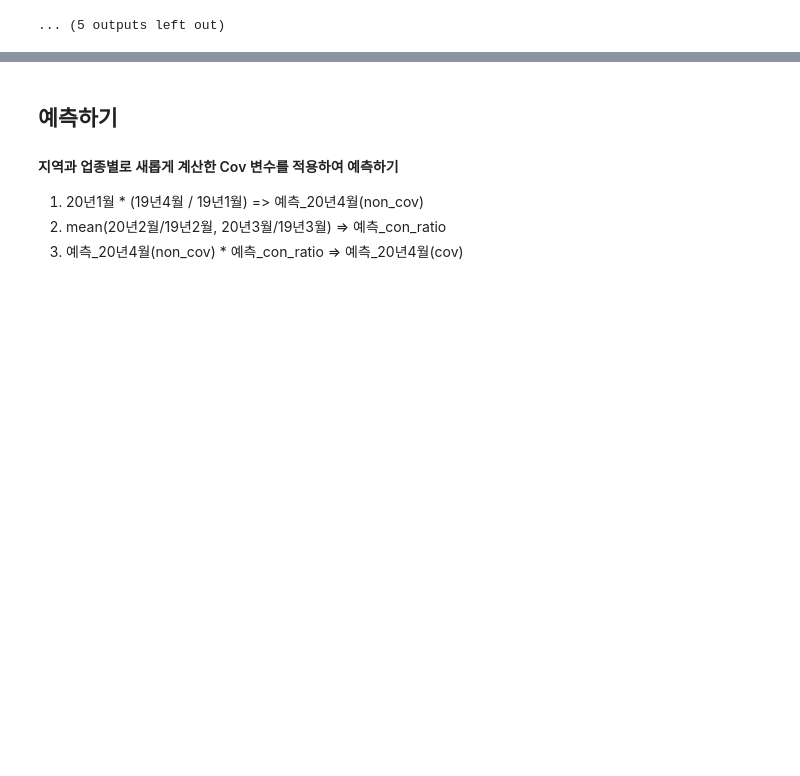
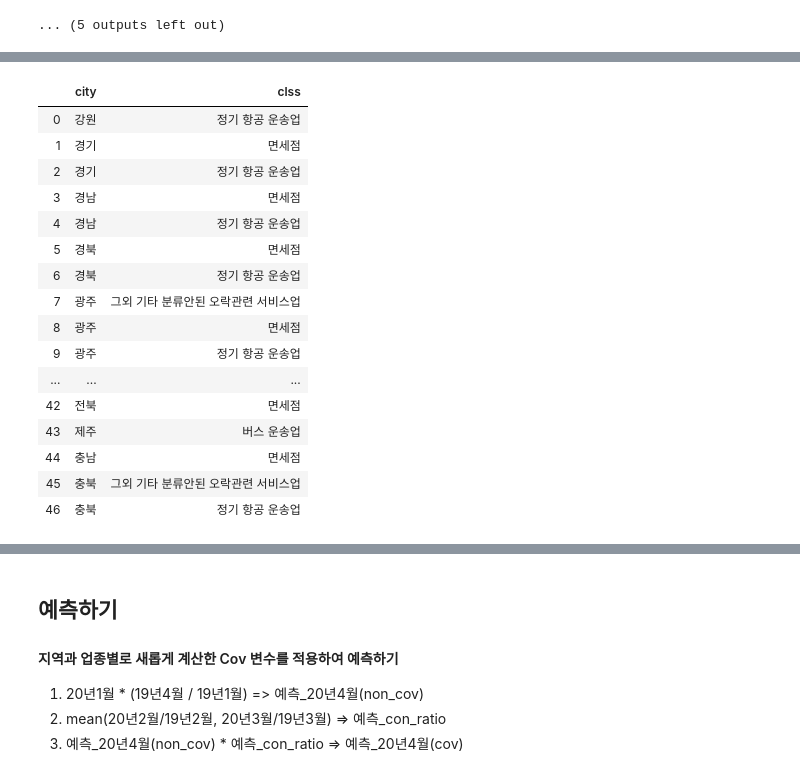
Before and after one commit to deagwon97/dacon-jeju-creditcard, a Jupyter notebook: jeju_creditcard_load_data.ipynb, the cells around one changed output, grey strips where cells are left out. Cells and saved outputs as stored; diff of their text form; code cells hidden in the pictures; blank space fills up the shorter version.

```diff
--- a/jeju_creditcard_load_data.ipynb
+++ b/jeju_creditcard_load_data.ipynb
@@ -665,0 +706,4 @@ for clss in df.CARD_SIDO_NM.unique():
+# %%
+group_index = group_data.reset_index().loc[:,['CARD_SIDO_NM','STD_CLSS_NM']]
+group_index['city_clss']= group_index['CARD_SIDO_NM'] + group_index['STD_CLSS_NM']
+group_index
@@ -665,0 +724,19 @@ for clss in df.CARD_SIDO_NM.unique():
+# %%
+city_clss = submission['CARD_SIDO_NM'] + submission['STD_CLSS_NM']
+a = city_clss.to_list()
+b = list(group_index['city_clss'].unique())
+# %%
+print('submit에 있는 데이터 갯수',len(a))
+print('df에 있는 데이터 갯수',len(b))
+
+strange_group = []
+print('<df에는 없고 submit에는 있는 데이터>')
+for i in a:
+    if i not in b:
+        print(i)
+        strange_group.append(i)
+
+print('<submit에는 없고 df에는 있는 데이터>')
+for i in b:
+    if i not in a:
+        print(i)
@@ -665,0 +761,26 @@ for clss in df.CARD_SIDO_NM.unique():
+# %%
+def split_city(str):
+    return [str[:2], str[2:]]
+
+strange_group = list(map(split_city, strange_group))
+strange_group = pd.DataFrame(strange_group)
+strange_group.columns = ['city', 'clss']
+strange_group
+# %% [output]
+|  | city | clss |
+| 0 | 강원 | 정기 항공 운송업 |
+| 1 | 경기 | 면세점 |
+| 2 | 경기 | 정기 항공 운송업 |
+| 3 | 경남 | 면세점 |
+| 4 | 경남 | 정기 항공 운송업 |
+| 5 | 경북 | 면세점 |
+| 6 | 경북 | 정기 항공 운송업 |
+| 7 | 광주 | 그외 기타 분류안된 오락관련 서비스업 |
+| 8 | 광주 | 면세점 |
+| 9 | 광주 | 정기 항공 운송업 |
+| ... | ... | ... |
+| 42 | 전북 | 면세점 |
+| 43 | 제주 | 버스 운송업 |
+| 44 | 충남 | 면세점 |
+| 45 | 충북 | 그외 기타 분류안된 오락관련 서비스업 |
+| 46 | 충북 | 정기 항공 운송업 |
```
Also changed, not shown: parts of 10 cells of this notebook.
